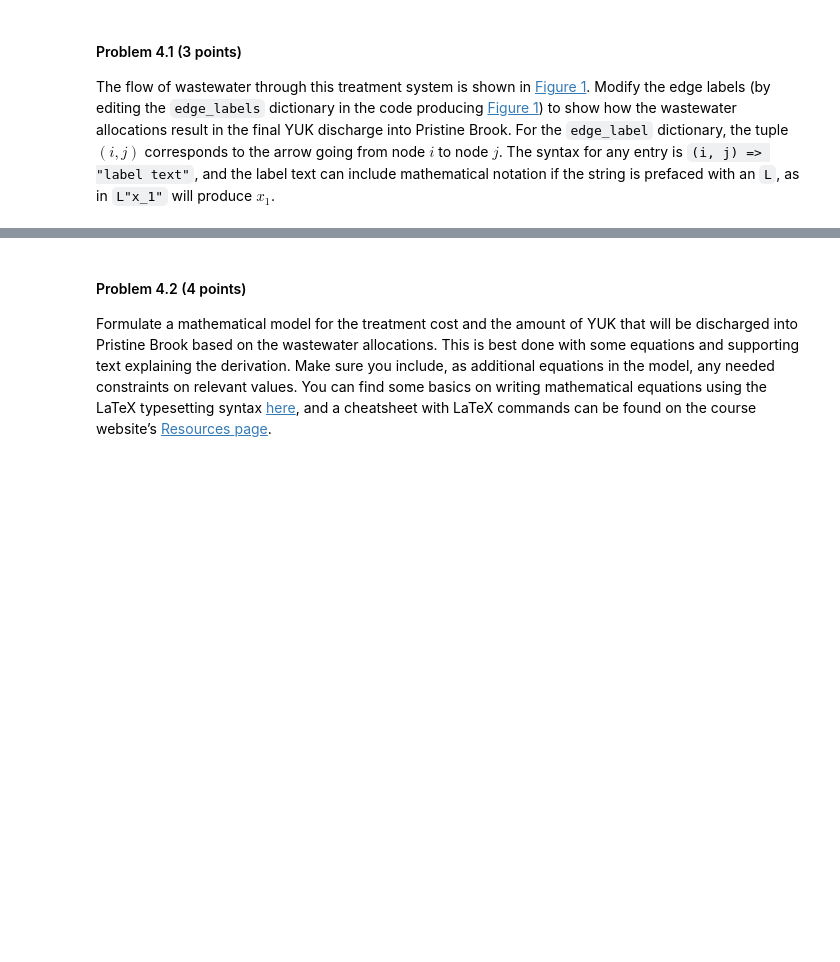
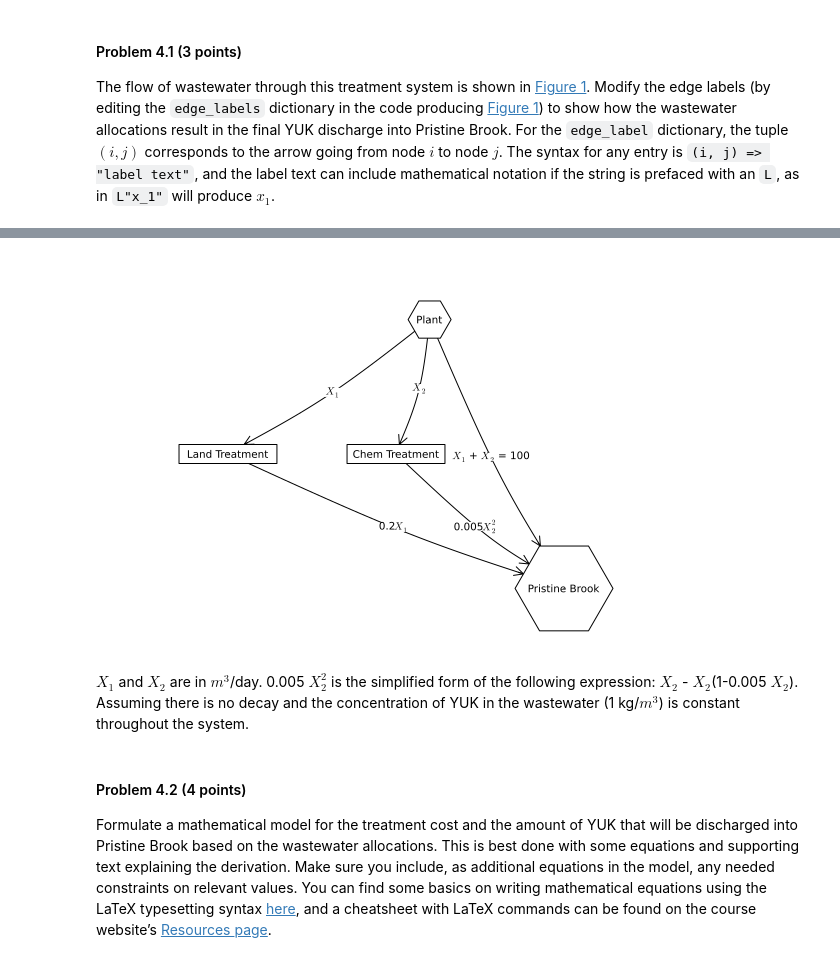
Before and after one commit to BEE4750-FA23/hw01-akshara-c, a Jupyter notebook: hw01.ipynb, the cells around one changed output, grey strips where cells are left out. Cells and saved outputs as stored; diff of their text form; code cells hidden in the pictures; blank space fills up the shorter version.

```diff
--- a/hw01.ipynb
+++ b/hw01.ipynb
@@ -235,7 +243,7 @@ A = [0 1 1 1;
 
 names = ["Plant", "Land Treatment", "Chem Treatment", "Pristine Brook"]
 # modify this dictionary to add labels
-edge_labels = Dict((1, 2) => "", (1,3) => "", (1, 4) => "",(2, 4) => "",(3, 4) => "")
+edge_labels = Dict((1, 2) => L"$X_1$", (1,3) => L"$X_2$", (1, 4) => L"$X_1$ + $X_2$ = 100", (2, 4) => L"0.2$X_1$", (3, 4) => L"0.005$X_2^2$")
 shapes=[:hexagon, :rect, :rect, :hexagon]
 xpos = [0, -1.5, -0.25, 1]
 ypos = [1, 0, 0, -1]
@@ -246,3 +253,6 @@ graphplot(A, names=names,edgelabel=edge_labels, markersize=0.15, markershapes=sh
+[figure, added]
+# %% [markdown]
+$X_1$ and $X_2$ are in $m^3$/day. 0.005 $X_2^2$ is the simplified form of the following expression: $X_2$ - $X_2$(1-0.005 $X_2$). Assuming there is no decay and the concentration of YUK in the wastewater (1 kg/$m^3$) is constant throughout the system.
 # %% [markdown]
 #### Problem 4.2 (4 points)
 
```
Also changed, not shown: parts of 9 cells of this notebook, 1 other file.
